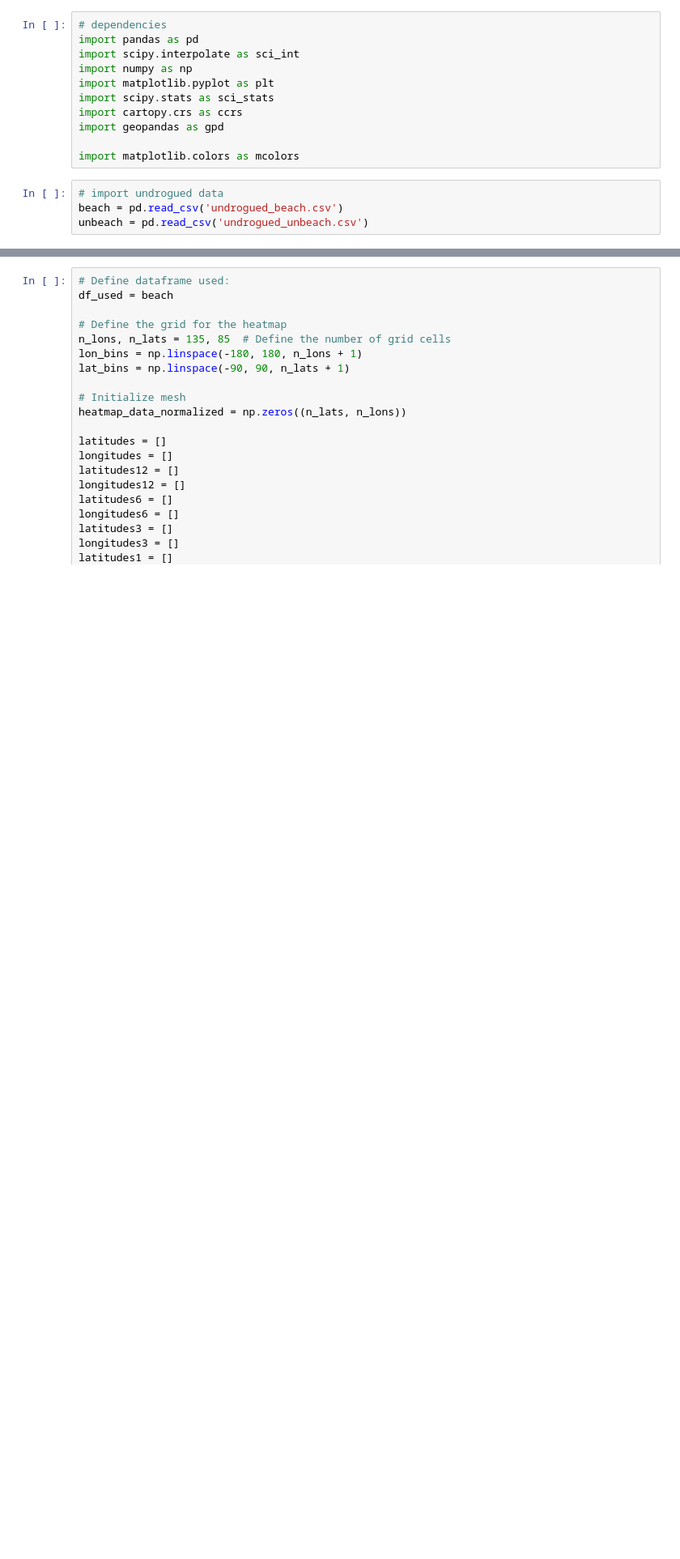
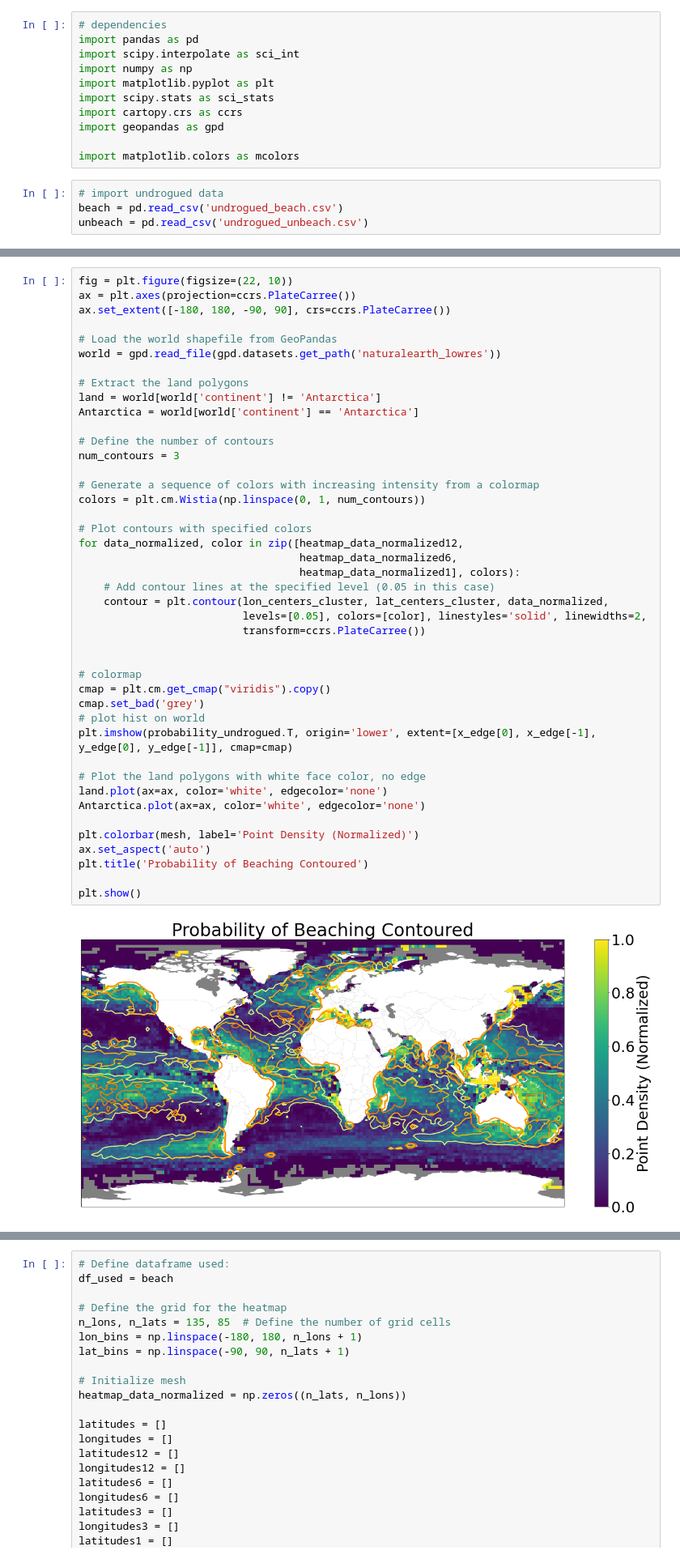
Before and after one commit to GHOpenonic/global-drifter-program, a Jupyter notebook: contoured_beach_prob.ipynb, the cells around one changed output, grey strips where cells are left out. Shown at 81% size. Drawn from its saved outputs; the diff is of its cells as text; blank space fills up the shorter version.

```diff
--- a/contoured_beach_prob.ipynb
+++ b/contoured_beach_prob.ipynb
@@ -22,0 +177,45 @@ unbeach = pd.read_csv('undrogued_unbeach.csv')
+# %%
+fig = plt.figure(figsize=(22, 10))
+ax = plt.axes(projection=ccrs.PlateCarree())
+ax.set_extent([-180, 180, -90, 90], crs=ccrs.PlateCarree())
+
+# Load the world shapefile from GeoPandas
+world = gpd.read_file(gpd.datasets.get_path('naturalearth_lowres'))
+
+# Extract the land polygons
+land = world[world['continent'] != 'Antarctica']
+Antarctica = world[world['continent'] == 'Antarctica']
+
+# Define the number of contours
+num_contours = 3
+
+# Generate a sequence of colors with increasing intensity from a colormap
+colors = plt.cm.Wistia(np.linspace(0, 1, num_contours))
+
+# Plot contours with specified colors
+for data_normalized, color in zip([heatmap_data_normalized12,
+                                   heatmap_data_normalized6,
+                                   heatmap_data_normalized1], colors):
+    # Add contour lines at the specified level (0.05 in this case)
+    contour = plt.contour(lon_centers_cluster, lat_centers_cluster, data_normalized,
+                          levels=[0.05], colors=[color], linestyles='solid', linewidths=2,
+                          transform=ccrs.PlateCarree())
+
+
+# colormap
+cmap = plt.cm.get_cmap("viridis").copy()
+cmap.set_bad('grey')
+# plot hist on world
+plt.imshow(probability_undrogued.T, origin='lower', extent=[x_edge[0], x_edge[-1], y_edge[0], y_edge[-1]], cmap=cmap)
+
+# Plot the land polygons with white face color, no edge
+land.plot(ax=ax, color='white', edgecolor='none')
+Antarctica.plot(ax=ax, color='white', edgecolor='none')
+
+plt.colorbar(mesh, label='Point Density (Normalized)')
+ax.set_aspect('auto')
+plt.title('Probability of Beaching Contoured')
+
+plt.show()
+# %% [output]
+[figure, added]
```
Also changed, not shown: parts of 17 cells of this notebook.
